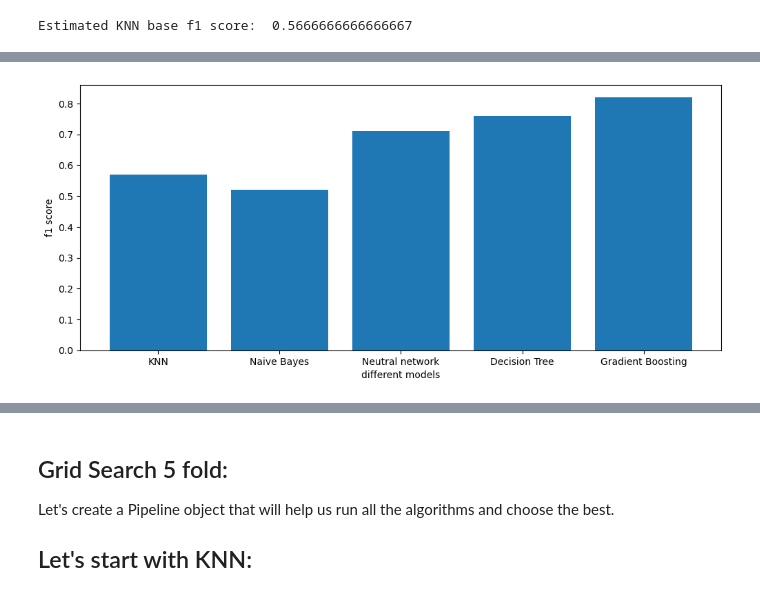
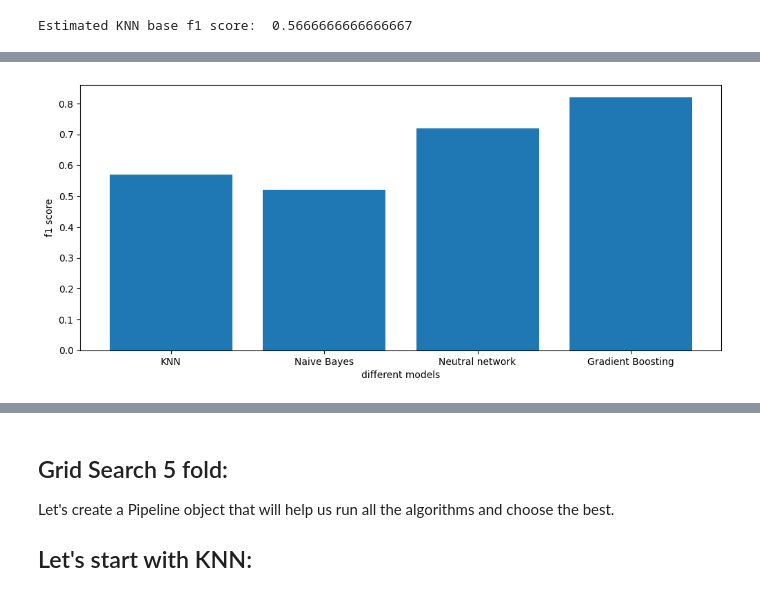
Before and after one commit to rroyd/supervised-learning-flow, a Jupyter notebook: Assignment2_supervised_learning_flow.ipynb, the cells around one changed output, grey strips where cells are left out. Cells and saved outputs as stored; diff of their text form; code cells hidden in the pictures.

```diff
--- a/Assignment2_supervised_learning_flow.ipynb
+++ b/Assignment2_supervised_learning_flow.ipynb
@@ -250,17 +246,16 @@ Estimated gradient boosting base f1 score:  0.8245614035087719
 # %%
-f1_arr = []
+f1_arr_baseline = []
 
 fig,ax = plt.subplots(figsize = (12,5))
-f1_arr.append(round(baseline_f1_knn,2))
-f1_arr.append(round(baseline_f1_nb,2))
-f1_arr.append(round(baseline_f1_mlp,2))
-f1_arr.append(round(baseline_f1_dt,2))
-f1_arr.append(round(baseline_f1_gbc,2))
-f1_arr
-labels = ["KNN", "Naive Bayes", "Neutral network", "Decision Tree", "Gradient Boosting"]
-plt.bar(x = labels, height = f1_arr)
+f1_arr_baseline.append(round(baseline_f1_knn,2))
+f1_arr_baseline.append(round(baseline_f1_nb,2))
+f1_arr_baseline.append(round(baseline_f1_mlp,2))
+f1_arr_baseline.append(round(baseline_f1_gbc,2))
+f1_arr_baseline
+labels = ["KNN", "Naive Bayes", "Neutral network", "Gradient Boosting"]
+plt.bar(x = labels, height = f1_arr_baseline)
 plt.xlabel("different models")
 plt.ylabel("f1 score")
 plt.show()
 # %% [output]
-[figure, old version]
+[figure, new version]
```
Also changed, not shown: parts of 26 cells of this notebook.
